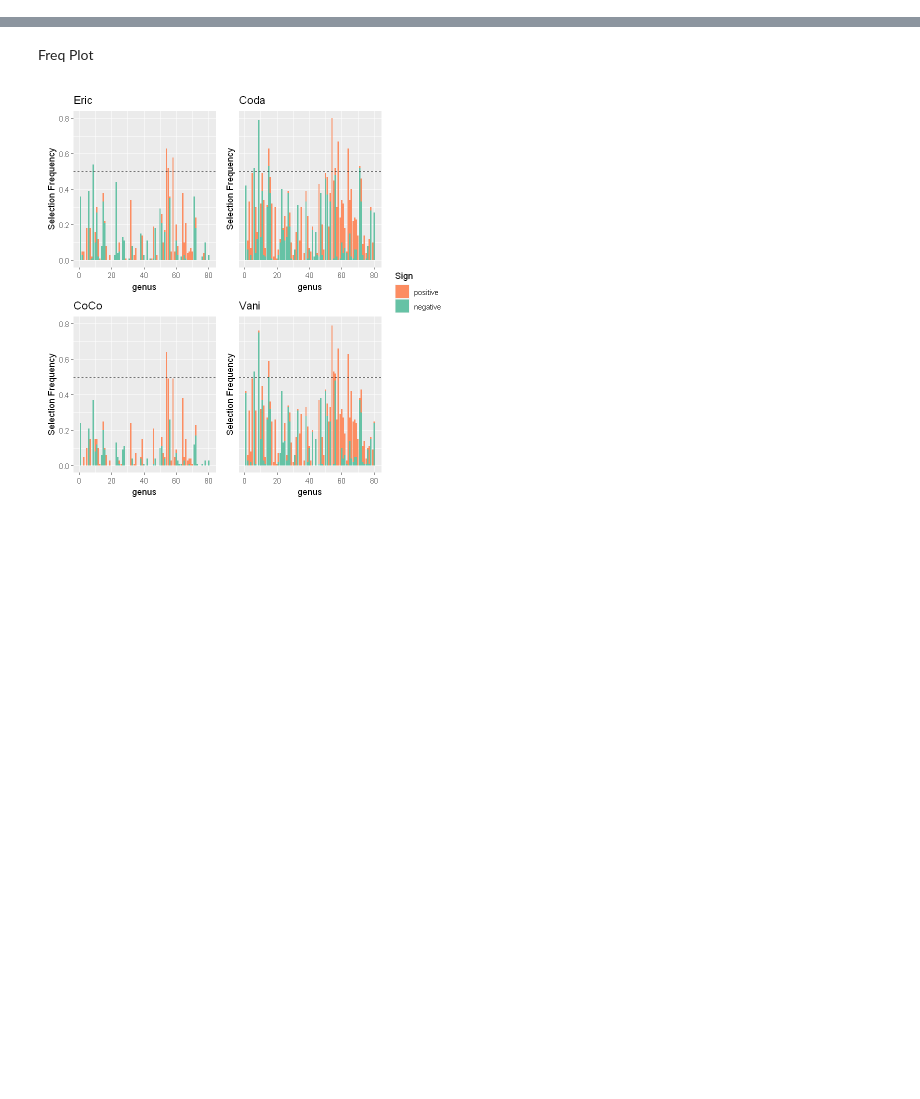
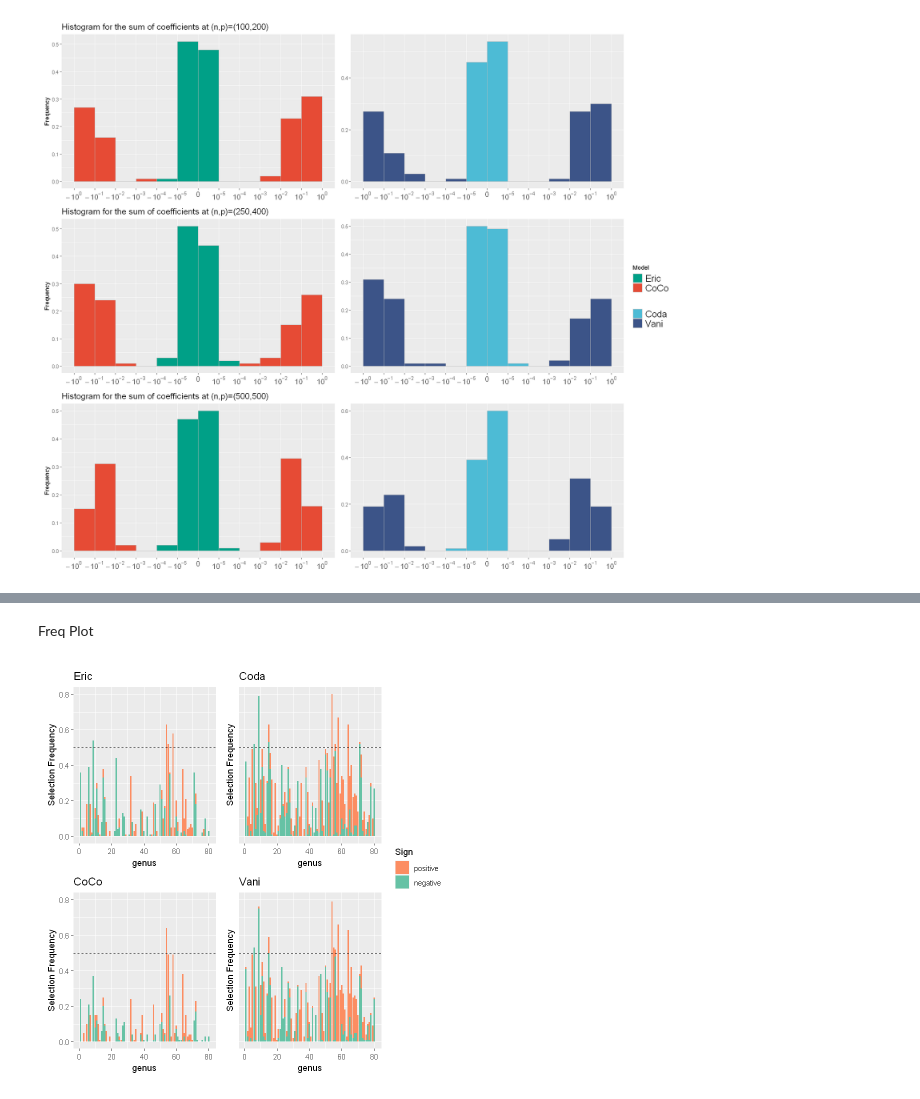
Before and after one commit to twwwwx/Eric-Lasso, a Jupyter notebook: plot.ipynb, the cells around one changed output, grey strips where cells are left out. Saved outputs shown, nothing was run; the diff lists cells and outputs as text; code cells hidden in the pictures; blank space fills up the shorter version.

```diff
--- a/plot.ipynb
+++ b/plot.ipynb
@@ -0,0 +394,9 @@
+# %%
+library(patchwork)
+p2 <- p2+theme(axis.title.y = element_blank())
+p4 <- p4+theme(axis.title.y = element_blank())
+p6 <- p6+theme(axis.title.y = element_blank())
+(p1+p2)/(p3+p4)/(p5+p6)+plot_layout(guides = 'collect')&theme(legend.text = element_text(size = 16),axis.text.x = element_text(size=13),plot.title = element_text(size=15))  # Modify the size as needed
+options(repr.plot.width=16, repr.plot.height=14)
+# %% [output]
+[figure, added]
```
Also changed, not shown: parts of 18 cells of this notebook, 25 other files.
